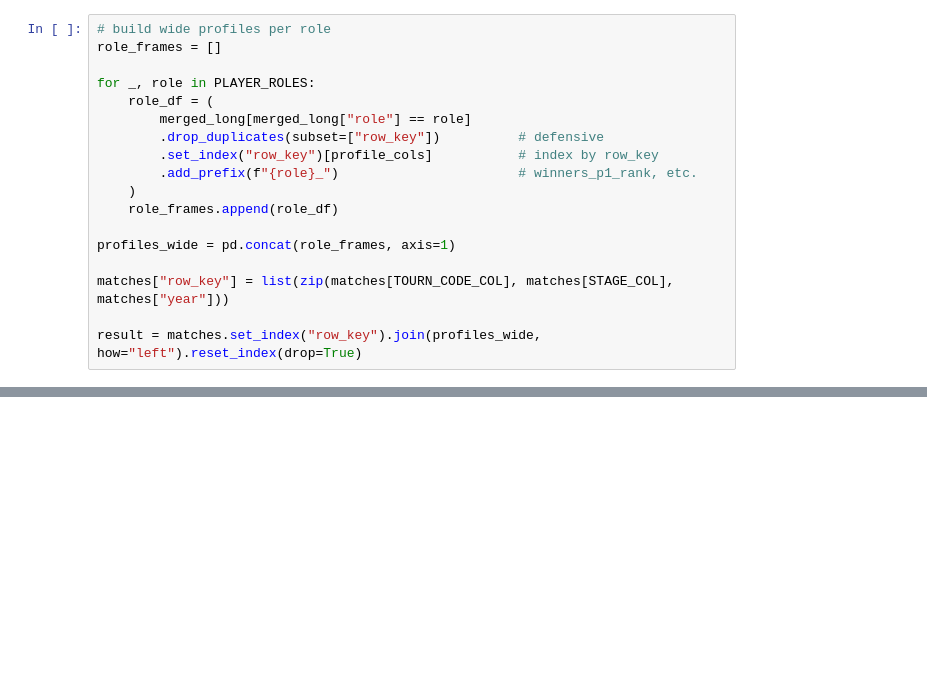
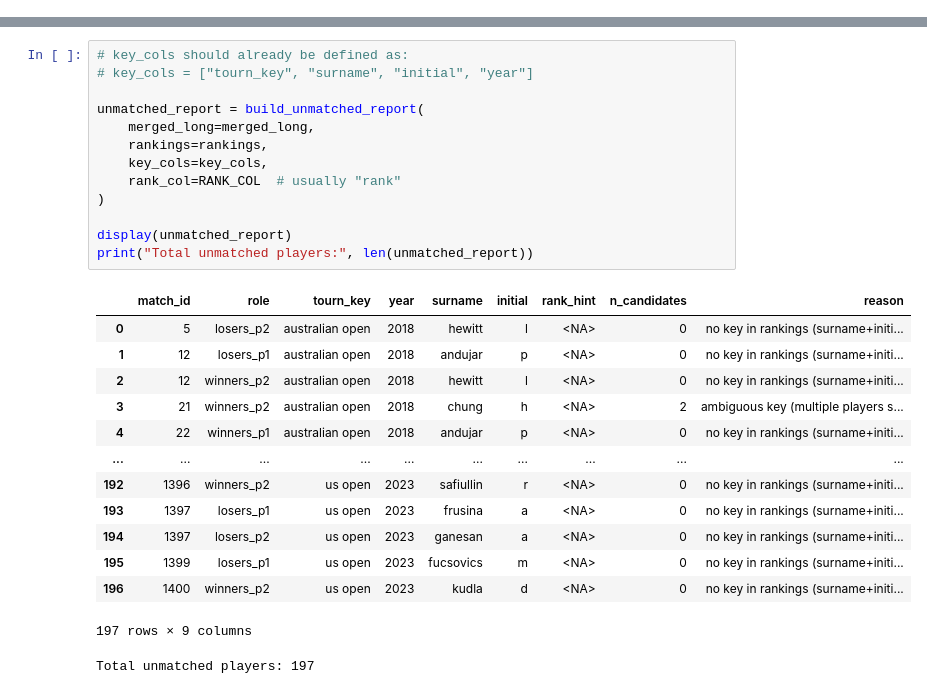
Before and after one commit to AEGDDI/tennis-homophily, a Jupyter notebook: code/merging/matches_ranks.ipynb, the cells around one changed output, grey strips where cells are left out. Cells and saved outputs as stored; diff of their text form; blank space fills up the shorter version.

Commit message:
matching procress
matched players info with matches info

```diff
--- a/code/merging/matches_ranks.ipynb
+++ b/code/merging/matches_ranks.ipynb
@@ -171,18 +0,0 @@ merged_long = players_long.merge(
-# %%
-# build wide profiles per role
-role_frames = []
-
-for _, role in PLAYER_ROLES:
-    role_df = (
-        merged_long[merged_long["role"] == role]
-        .drop_duplicates(subset=["row_key"])          # defensive
-        .set_index("row_key")[profile_cols]           # index by row_key
-        .add_prefix(f"{role}_")                       # winners_p1_rank, etc.
-    )
-    role_frames.append(role_df)
-
-profiles_wide = pd.concat(role_frames, axis=1)
-
-matches["row_key"] = list(zip(matches[TOURN_CODE_COL], matches[STAGE_COL], matches["year"]))
-
-result = matches.set_index("row_key").join(profiles_wide, how="left").reset_index(drop=True)
@@ -457,0 +387,28 @@ In MATCHES but not RANKINGS: set()
+# %%
+# key_cols should already be defined as:
+# key_cols = ["tourn_key", "surname", "initial", "year"]
+
+unmatched_report = build_unmatched_report(
+    merged_long=merged_long,
+    rankings=rankings,
+    key_cols=key_cols,
+    rank_col=RANK_COL  # usually "rank"
+)
+
+display(unmatched_report)
+print("Total unmatched players:", len(unmatched_report))
+# %% [output]
+|  | match_id | role | tourn_key | year | surname | initial | rank_hint | n_candidates | reason |
+| 0 | 5 | losers_p2 | australian open | 2018 | hewitt | l | <NA> | 0 | no key in rankings (surname+initi... |
+| 1 | 12 | losers_p1 | australian open | 2018 | andujar | p | <NA> | 0 | no key in rankings (surname+initi... |
+| 2 | 12 | winners_p2 | australian open | 2018 | hewitt | l | <NA> | 0 | no key in rankings (surname+initi... |
+| 3 | 21 | winners_p2 | australian open | 2018 | chung | h | <NA> | 2 | ambiguous key (multiple players s... |
+| 4 | 22 | winners_p1 | australian open | 2018 | andujar | p | <NA> | 0 | no key in rankings (surname+initi... |
+| ... | ... | ... | ... | ... | ... | ... | ... | ... | ... |
+| 192 | 1396 | winners_p2 | us open | 2023 | safiullin | r | <NA> | 0 | no key in rankings (surname+initi... |
+| 193 | 1397 | losers_p1 | us open | 2023 | frusina | a | <NA> | 0 | no key in rankings (surname+initi... |
+| 194 | 1397 | losers_p2 | us open | 2023 | ganesan | a | <NA> | 0 | no key in rankings (surname+initi... |
+| 195 | 1399 | losers_p1 | us open | 2023 | fucsovics | m | <NA> | 0 | no key in rankings (surname+initi... |
+| 196 | 1400 | winners_p2 | us open | 2023 | kudla | d | <NA> | 0 | no key in rankings (surname+initi... |
+197 rows × 9 columns
+Total unmatched players: 197
```
Also changed, not shown: parts of 18 cells of this notebook, 4 other files.
